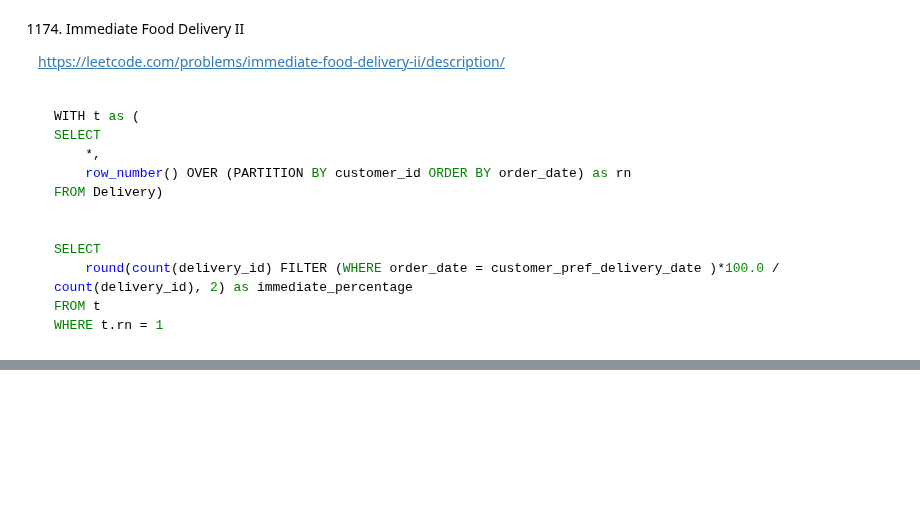
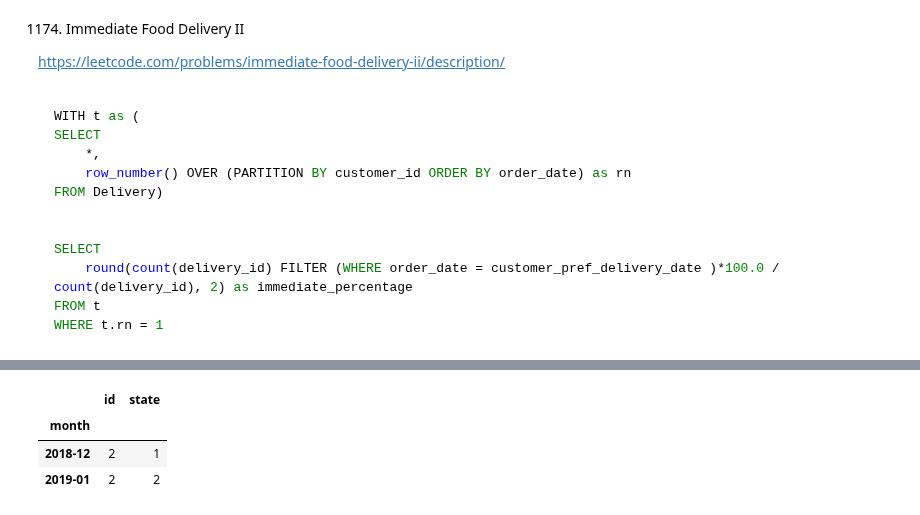
Before and after one commit to aleks-haksly/leetcode, a Jupyter notebook: pandas/pandas_medium.ipynb, the cells around one changed output, grey strips where cells are left out. Drawn from its saved outputs; the diff is of its cells as text; code cells hidden in the pictures; blank space fills up the shorter version.

```diff
--- a/pandas/pandas_medium.ipynb
+++ b/pandas/pandas_medium.ipynb
@@ -425,0 +450,11 @@ delivery = pd.DataFrame(data, columns=['delivery_id', 'customer_id', 'order_date
+# %%
+data = [[121, 'US', 'approved', 1000, '2018-12-18'], [122, 'US', 'declined', 2000, '2018-12-19'], [123, 'US', 'approved', 2000, '2019-01-01'], [124, 'DE', 'approved', 2000, '2019-01-07']]
+transactions = pd.DataFrame(data, columns=['id', 'country', 'state', 'amount', 'trans_date']).astype({'id':'Int64', 'country':'object', 'state':'object', 'amount':'Int64', 'trans_date':'datetime64[ns]'})
+# %%
+import numpy as np
+transactions.assign(month = transactions.trans_date.dt.to_period('M')).groupby("month").agg({'id': 'count', 'state': lambda x: sum(np.where(x == 'approved', 1, 0))})
+# %% [output]
+|  | id | state |
+| month |  |  |
+| 2018-12 | 2 | 1 |
+| 2019-01 | 2 | 2 |
```
Also changed, not shown: parts of 3 cells of this notebook.
